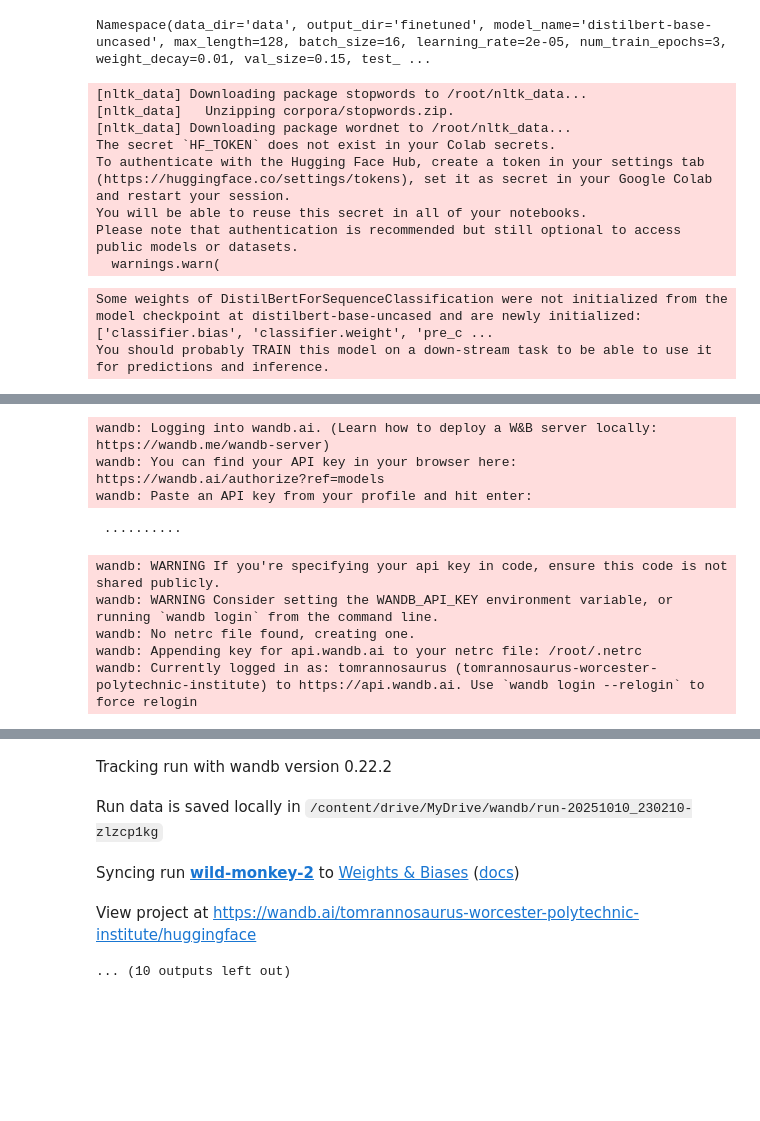
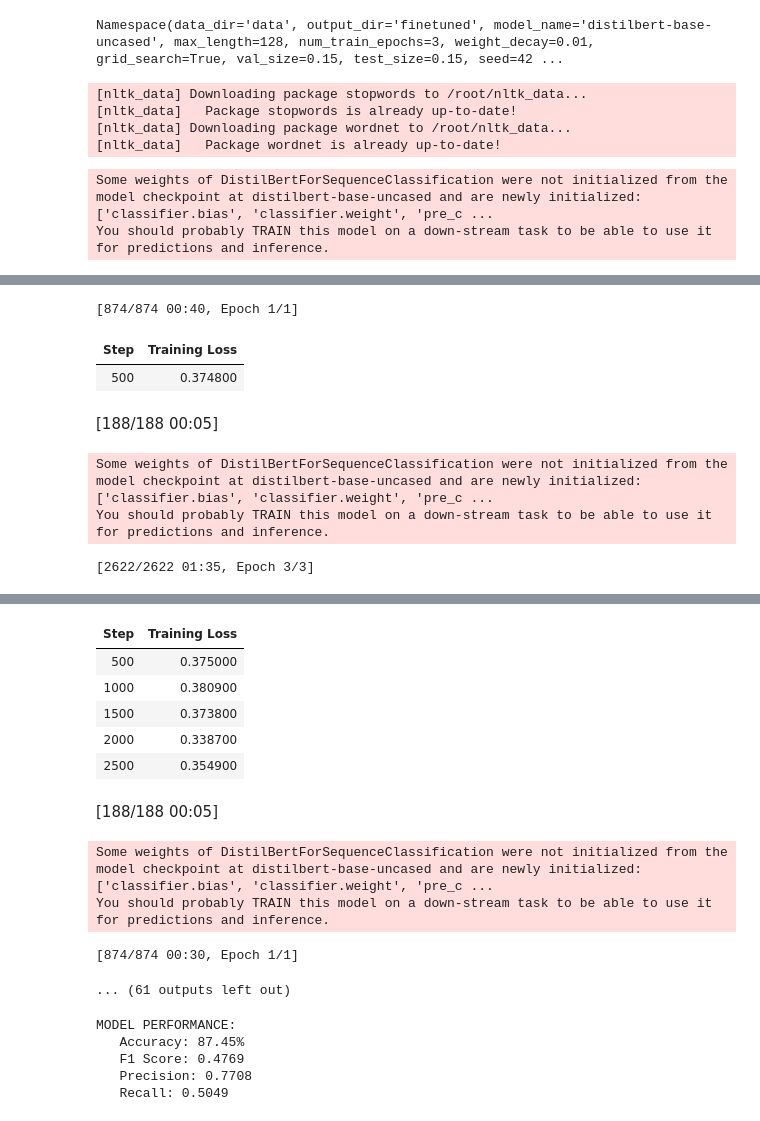
Before and after one commit to Navak94/deeplearning_HW4, a Jupyter notebook: problem_3.ipynb, the cells around one changed output, grey strips where cells are left out. Cells and saved outputs as stored; diff of their text form; code cells hidden in the pictures; blank space fills up the shorter version.

```diff
--- a/problem_3.ipynb
+++ b/problem_3.ipynb
@@ -231,10 +231,10 @@ def load_pretrained_and_finetune(args):
     best_score = -float('inf')
 
     if args.grid_search:
-        lrs = [0.001, 0.0001, 0.005, 0.00005]
-        bss = [8, 16,32]
-        wds = [0.0, 0.01,0.03]
-        nes = [1,2, 3]
+        lrs = [0.001, 0.0001]
+        bss = [8,32]
+        wds = [0.0, 0.03]
+        nes = [1, 3]
         search_space = itertools.product(lrs, bss, wds, nes)
     else:
         search_space = [(args.learning_rate, args.batch_size, args.weight_decay, args.num_train_epochs)]
@@ -358,6 +358,10 @@ def load_pretrained_and_finetune(args):
     final_trainer.train()
     test_metrics = final_trainer.evaluate(eval_dataset=eval_ds)
     logger.info(f'Final TEST metrics: {test_metrics}')
+    print("FINAL TEST METRICS (Q5 Results):")
+    for key, value in test_metrics.items():
+      print(f"{key}: {value:.4f}")
+
     final_trainer.save_model(args.output_dir)
     # move model to device if possible
     # BEGIN YOUR CODE HERE (~1-4 lines)
@@ -368,6 +372,7 @@ def load_pretrained_and_finetune(args):
     # END YOUR CODE HERE
     trainer.train()
     trainer.save_model(args.output_dir)
+    return test_metrics
 # %%
 # if __name__ == '__main__':
 parser = argparse.ArgumentParser()
@@ -393,7 +398,7 @@ parser.add_argument('--learning-rate', type=float, default=2e-5, help='learning
 # BEGIN YOUR CODE HERE (~5-15 lines)
 # END YOUR CODE HERE
 
-args = parser.parse_args(['--data-dir', 'data'])
+args = parser.parse_args(['--data-dir', 'data', '--grid-search'])
 
 print(args)
 
@@ -401,16 +406,12 @@ print(args)
 download_data(args)
 
 # load pre-trained and finetune
-load_pretrained_and_finetune(args)
+test_metrics = load_pretrained_and_finetune(args)
 # %% [output]
-Namespace(data_dir='data', output_dir='finetuned', model_name='distilbert-base-uncased', max_length=128, batch_size=16, learning_rate=2e-05, num_train_epochs=3, weight_decay=0.01, val_size=0.15, test_ ...
+Namespace(data_dir='data', output_dir='finetuned', model_name='distilbert-base-uncased', max_length=128, num_train_epochs=3, weight_decay=0.01, grid_search=True, val_size=0.15, test_size=0.15, seed=42 ...
 [nltk_data] Downloading package stopwords to /root/nltk_data...
-[nltk_data]   Unzipping corpora/stopwords.zip.
+[nltk_data]   Package stopwords is already up-to-date!
 [nltk_data] Downloading package wordnet to /root/nltk_data...
-The secret `HF_TOKEN` does not exist in your Colab secrets.
-To authenticate with the Hugging Face Hub, create a token in your settings tab (https://huggingface.co/settings/tokens), set it as secret in your Google Colab and restart your session.
-You will be able to reuse this secret in all of your notebooks.
-Please note that authentication is recommended but still optional to access public models or datasets.
-  warnings.warn(
+[nltk_data]   Package wordnet is already up-to-date!
 Some weights of DistilBertForSequenceClassification were not initialized from the model checkpoint at distilbert-base-uncased and are newly initialized: ['classifier.bias', 'classifier.weight', 'pre_c ...
 You should probably TRAIN this model on a down-stream task to be able to use it for predictions and inference.
@@ -418,9 +418,7 @@ You should probably TRAIN this model on a down-stream task to be able to use it
-wandb: Logging into wandb.ai. (Learn how to deploy a W&B server locally: https://wandb.me/wandb-server)
-wandb: You can find your API key in your browser here: https://wandb.ai/authorize?ref=models
-wandb: Paste an API key from your profile and hit enter:
+[874/874 00:40, Epoch 1/1]
+| Step | Training Loss |
+| 500 | 0.374800 |
+[188/188 00:05]
- ··········
+Some weights of DistilBertForSequenceClassification were not initialized from the model checkpoint at distilbert-base-uncased and are newly initialized: ['classifier.bias', 'classifier.weight', 'pre_c ...
+You should probably TRAIN this model on a down-stream task to be able to use it for predictions and inference.
-wandb: WARNING If you're specifying your api key in code, ensure this code is not shared publicly.
-wandb: WARNING Consider setting the WANDB_API_KEY environment variable, or running `wandb login` from the command line.
-wandb: No netrc file found, creating one.
-wandb: Appending key for api.wandb.ai to your netrc file: /root/.netrc
-wandb: Currently logged in as: tomrannosaurus (tomrannosaurus-worcester-polytechnic-institute) to https://api.wandb.ai. Use `wandb login --relogin` to force relogin
+[2622/2622 01:35, Epoch 3/3]
@@ -428,5 +425,29 @@ wandb: Currently logged in as: tomrannosaurus (tomrannosaurus-worcester-polytech
-Tracking run with wandb version 0.22.2
+| Step | Training Loss |
+| 500 | 0.375000 |
+| 1000 | 0.380900 |
+| 1500 | 0.373800 |
+| 2000 | 0.338700 |
+| 2500 | 0.354900 |
-Run data is saved locally in /content/drive/MyDrive/wandb/run-20251010_230210-zlzcp1kg
+[188/188 00:05]
-Syncing run wild-monkey-2 to Weights & Biases (docs)
-View project at https://wandb.ai/tomrannosaurus-worcester-polytechnic-institute/huggingface
-... (10 outputs left out)
+Some weights of DistilBertForSequenceClassification were not initialized from the model checkpoint at distilbert-base-uncased and are newly initialized: ['classifier.bias', 'classifier.weight', 'pre_c ...
+You should probably TRAIN this model on a down-stream task to be able to use it for predictions and inference.
+[874/874 00:30, Epoch 1/1]
+... (61 outputs left out)
+# %%
+#| label: prob3
+
+accuracy = test_metrics.get('eval_accuracy', 0)
+f1 = test_metrics.get('eval_f1', 0)
+precision = test_metrics.get('eval_precision', 0)
+recall = test_metrics.get('eval_recall', 0)
+print(f"MODEL PERFORMANCE:")
+print(f"   Accuracy: {accuracy:.2%}")
+print(f"   F1 Score: {f1:.4f}")
+print(f"   Precision: {precision:.4f}")
+print(f"   Recall: {recall:.4f}")
+# %% [output]
+MODEL PERFORMANCE:
+   Accuracy: 87.45%
+   F1 Score: 0.4769
+   Precision: 0.7708
+   Recall: 0.5049
```
Also changed, not shown: parts of 2 cells of this notebook.
